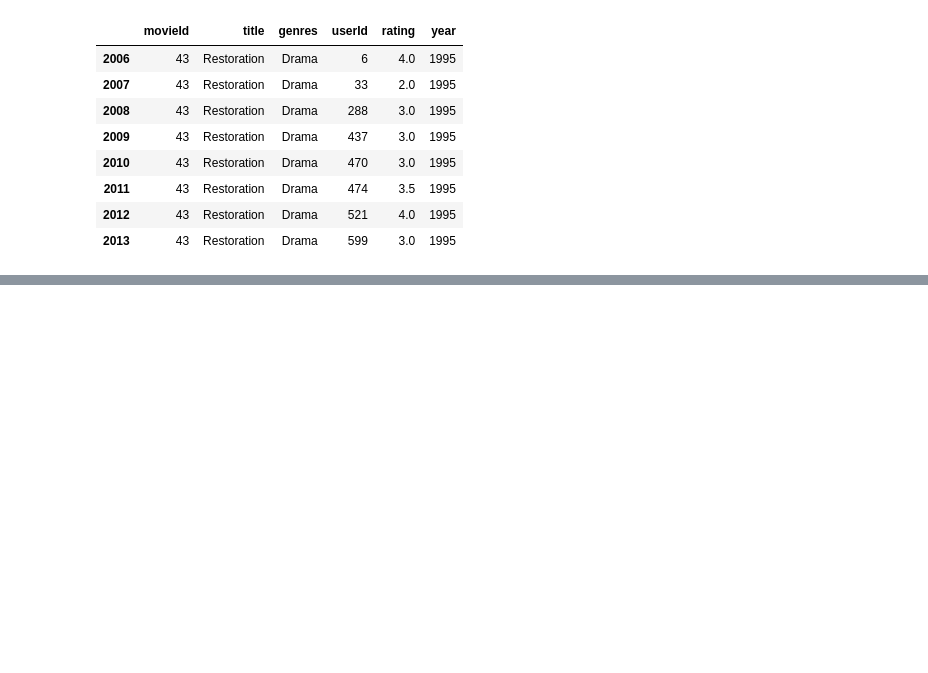
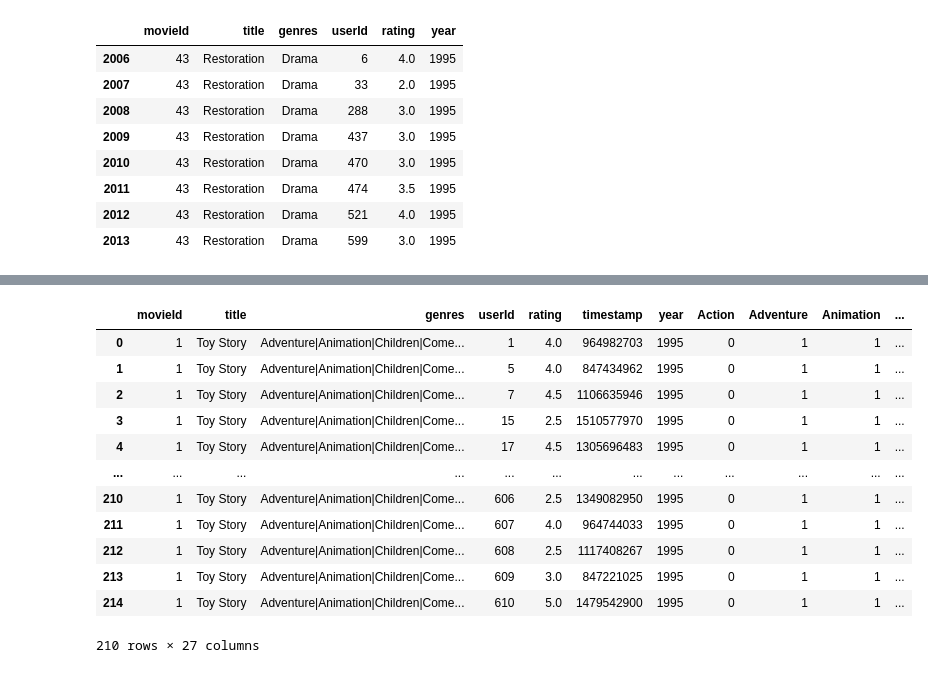
Before and after one commit to MackoyS/movielens-recommendation-system, a Jupyter notebook: movie_recc_system.ipynb, the cells around one changed output, grey strips where cells are left out. Cells and saved outputs as stored; diff of their text form; code cells hidden in the pictures; blank space fills up the shorter version.

```diff
--- a/movie_recc_system.ipynb
+++ b/movie_recc_system.ipynb
@@ -623,3 +624,6 @@ plt.xticks(x_pos, super_users)
 plt.show();
 # %% [output]
 [figure]
+# %%
+rec_df = movie.drop(movie[(movie['userId'] == 414) | (movie['userId'] == 599) | (movie['userId'] == 474) | (movie['userId'] == 448) |
+                         (movie['userId'] == 274)].index)
@@ -1063,0 +1254,16 @@ rater_df.loc[rater_df['title'] == 'Restoration']
+# %%
+rec_df.loc[rec_df['title'] == 'Toy Story']
+# %% [output]
+|  | movieId | title | genres | userId | rating | timestamp | year | Action | Adventure | Animation | ... |
+| 0 | 1 | Toy Story | Adventure|Animation|Children|Come... | 1 | 4.0 | 964982703 | 1995 | 0 | 1 | 1 | ... |
+| 1 | 1 | Toy Story | Adventure|Animation|Children|Come... | 5 | 4.0 | 847434962 | 1995 | 0 | 1 | 1 | ... |
+| 2 | 1 | Toy Story | Adventure|Animation|Children|Come... | 7 | 4.5 | 1106635946 | 1995 | 0 | 1 | 1 | ... |
+| 3 | 1 | Toy Story | Adventure|Animation|Children|Come... | 15 | 2.5 | 1510577970 | 1995 | 0 | 1 | 1 | ... |
+| 4 | 1 | Toy Story | Adventure|Animation|Children|Come... | 17 | 4.5 | 1305696483 | 1995 | 0 | 1 | 1 | ... |
+| ... | ... | ... | ... | ... | ... | ... | ... | ... | ... | ... | ... |
+| 210 | 1 | Toy Story | Adventure|Animation|Children|Come... | 606 | 2.5 | 1349082950 | 1995 | 0 | 1 | 1 | ... |
+| 211 | 1 | Toy Story | Adventure|Animation|Children|Come... | 607 | 4.0 | 964744033 | 1995 | 0 | 1 | 1 | ... |
+| 212 | 1 | Toy Story | Adventure|Animation|Children|Come... | 608 | 2.5 | 1117408267 | 1995 | 0 | 1 | 1 | ... |
+| 213 | 1 | Toy Story | Adventure|Animation|Children|Come... | 609 | 3.0 | 847221025 | 1995 | 0 | 1 | 1 | ... |
+| 214 | 1 | Toy Story | Adventure|Animation|Children|Come... | 610 | 5.0 | 1479542900 | 1995 | 0 | 1 | 1 | ... |
+210 rows × 27 columns
```
Also changed, not shown: parts of 40 cells of this notebook.
